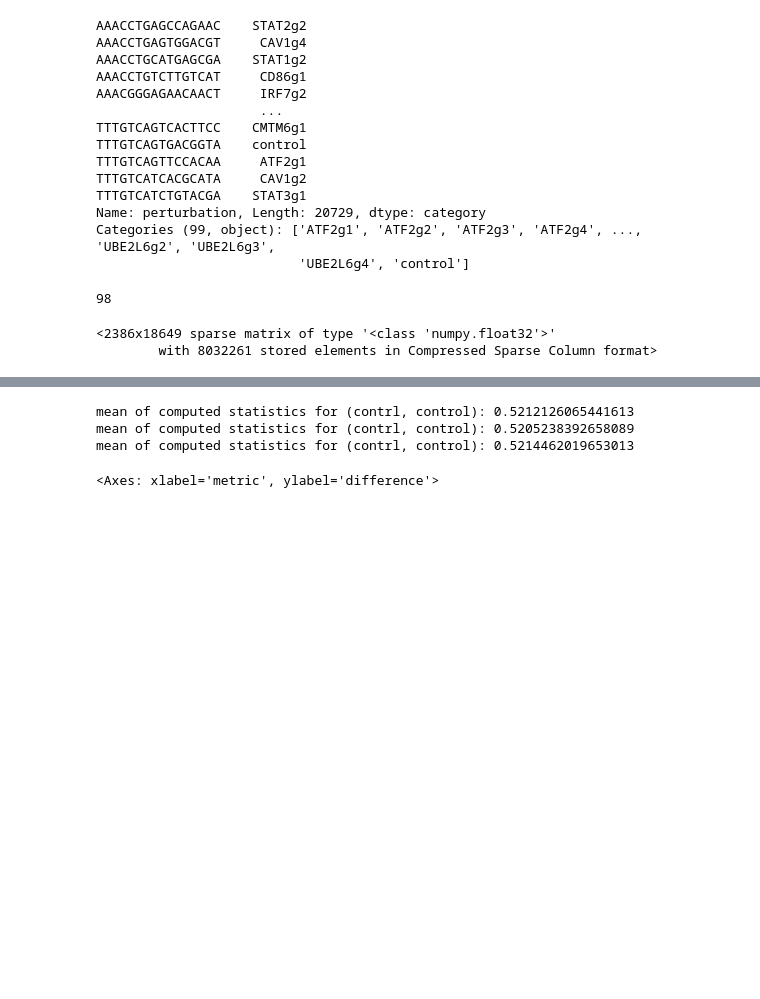
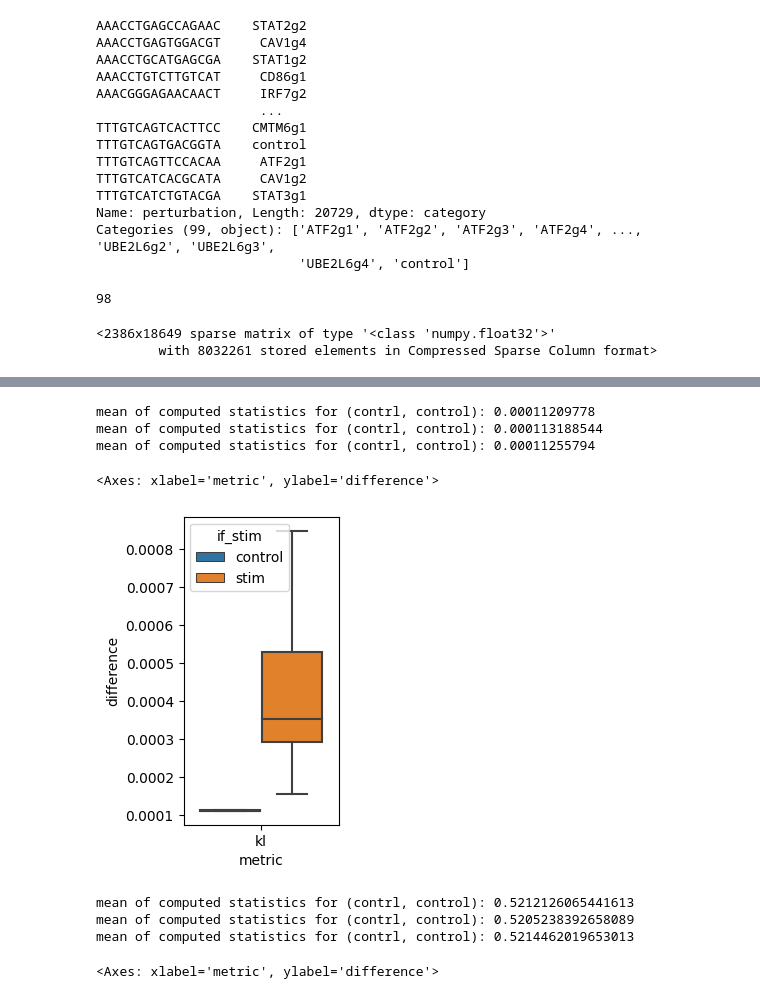
Before and after one commit to theislab/perturbation-metrics, a Jupyter notebook: 6_Debug_of_3_apply_to_new_dataset.ipynb, the cells around one changed output, grey strips where cells are left out. Saved outputs shown, nothing was run; the diff lists cells and outputs as text; code cells hidden in the pictures; blank space fills up the shorter version.

```diff
--- a/6_Debug_of_3_apply_to_new_dataset.ipynb
+++ b/6_Debug_of_3_apply_to_new_dataset.ipynb
@@ -251,8 +251,13 @@ def test(fn,train,metric_str):
     print out the test result for statistic between (stim,ctrl) and (ctrl,ctrl)
 
     """
-    list_stim=list(train.obs['perturbation'].unique())
-    list_stim.remove('control')
+    # list_stim=list(train.obs['perturbation'].unique())
+    # list_stim.remove('control')
+    stim=train[train.obs['perturbation']!="control"]
+    filtered_obs = stim.obs[stim.obs['perturbation'].map(stim.obs['perturbation'].value_counts()) >= 110]
+    obs_list=filtered_obs['perturbation'].unique()
+    list_stim=list(obs_list)
+
     conditions={"x":"control","y":"stim"}
 
     difference=[]
@@ -293,3 +337,37 @@ def test(fn,train,metric_str):
+# %%
+from scipy.spatial import distance
+from scipy.stats import ttest_ind
+import warnings
+warnings.filterwarnings('ignore')
+
+#distribution based metrics
+#use Jensen-Shannon divergence to replace formula of kl divergence since kl diergence has
+#inf result for sparse data
+def kl2(x,y):
+  input=np.log(np.exp(x) / np.sum(np.exp(x)))
+  target=np.exp(y)/np.sum(np.exp(y))
+  loss= target*(np.log(target) - input)
+  return loss
+
+def calc_kl(adata,ctrl,conditions,sample_ctrl=False,ctrl1=None,ctrl2=None):
+    if sample_ctrl:
+        x,y=ctrl1,ctrl2
+    else:
+        x,y=data_prep(adata,ctrl,conditions)
+    x,y=dist_based(x,y)#only for distribution based methods
+
+    return compute_from_sample(x,y,kl2)
+
+difference4,if_stim4,metric4=test(calc_kl,train,'kl')
+plt.figure(figsize=(2, 4))
+df=pd.DataFrame({'difference':difference4, 'if_stim':if_stim4, 'metric':metric4})
+sns.boxplot(data=df, x="metric", y="difference", hue="if_stim")
+# %% [output]
+mean of computed statistics for (contrl, control): 0.00011209778
+mean of computed statistics for (contrl, control): 0.000113188544
+mean of computed statistics for (contrl, control): 0.00011255794
+<Axes: xlabel='metric', ylabel='difference'>
+[figure, added]
 # %%
 from scipy import stats
 def calc_pearson(adata,ctrl,conditions, sample_ctrl=False,ctrl1=None,ctrl2=None):
```
Also changed, not shown: parts of 6 cells of this notebook.
